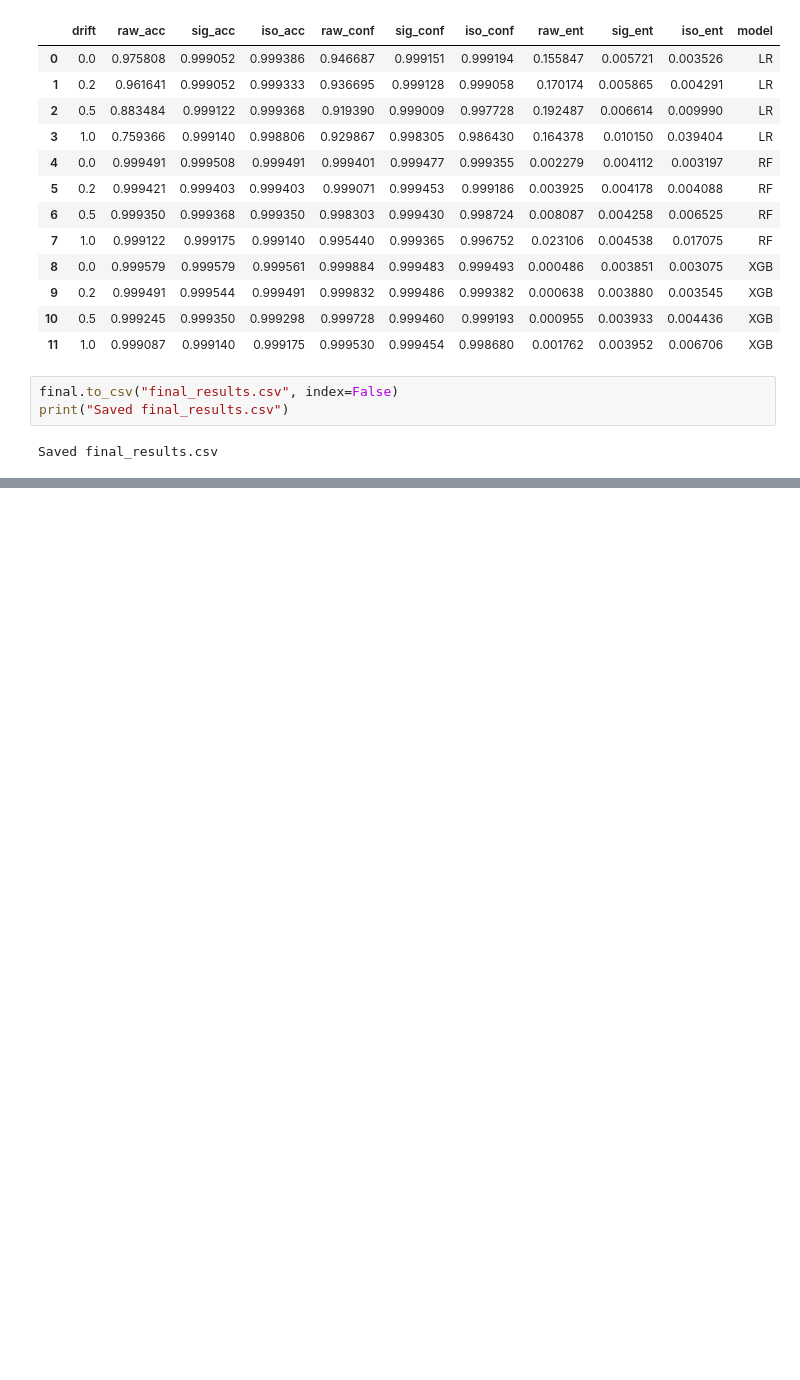
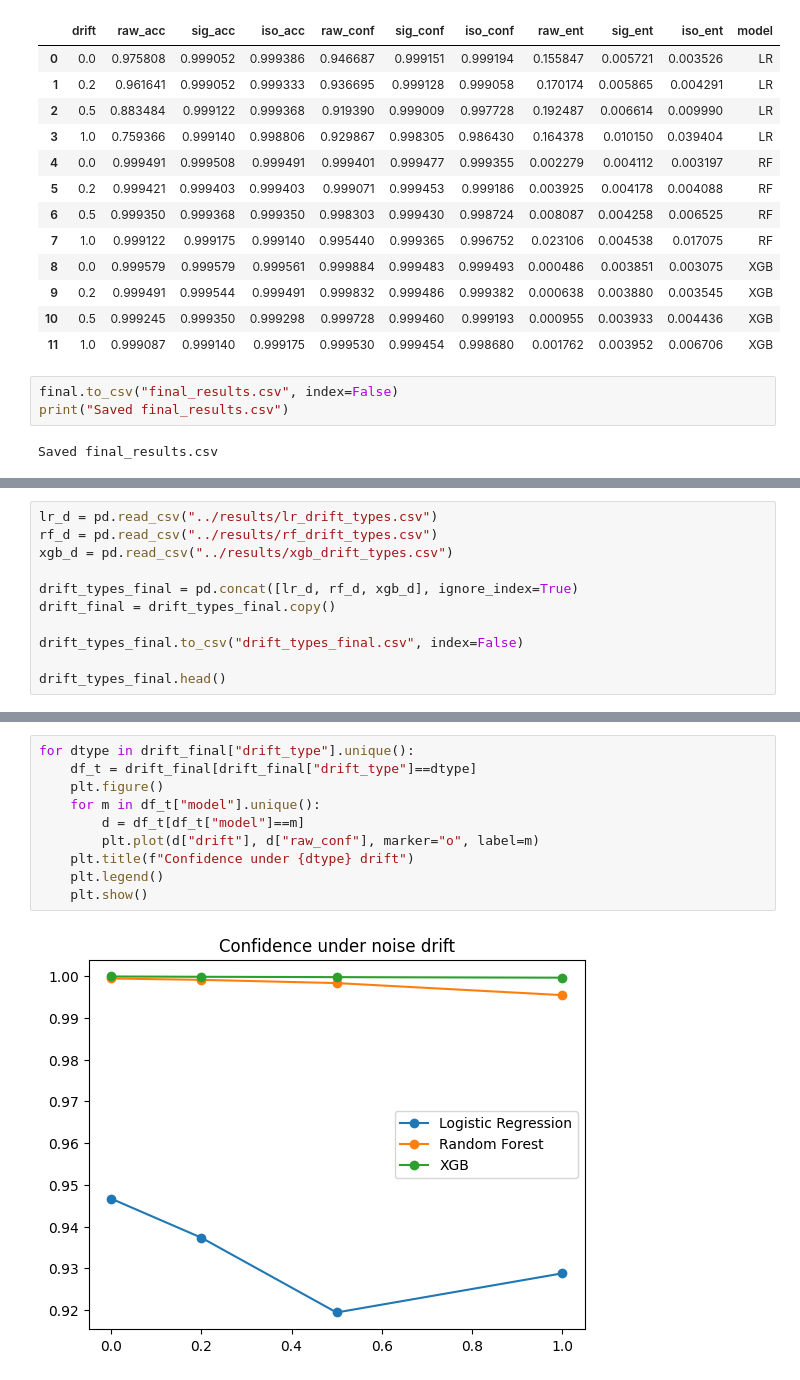
Before and after one commit to mukundhr/ModelGuard, a Jupyter notebook: code/compare.ipynb, the cells around one changed output, grey strips where cells are left out. Cells and saved outputs as stored; diff of their text form; blank space fills up the shorter version.

```diff
--- a/code/compare.ipynb
+++ b/code/compare.ipynb
@@ -62,0 +145,11 @@ Saved final_results.csv
+# %%
+lr_d = pd.read_csv("../results/lr_drift_types.csv")
+rf_d = pd.read_csv("../results/rf_drift_types.csv")
+xgb_d = pd.read_csv("../results/xgb_drift_types.csv")
+
+drift_types_final = pd.concat([lr_d, rf_d, xgb_d], ignore_index=True)
+drift_final = drift_types_final.copy()
+
+drift_types_final.to_csv("drift_types_final.csv", index=False)
+
+drift_types_final.head()
@@ -62,0 +173,12 @@ Saved final_results.csv
+# %%
+for dtype in drift_final["drift_type"].unique():
+    df_t = drift_final[drift_final["drift_type"]==dtype]
+    plt.figure()
+    for m in df_t["model"].unique():
+        d = df_t[df_t["model"]==m]
+        plt.plot(d["drift"], d["raw_conf"], marker="o", label=m)
+    plt.title(f"Confidence under {dtype} drift")
+    plt.legend()
+    plt.show()
+# %% [output]
+[figure, added]
```
Also changed, not shown: parts of 10 cells of this notebook, 12 other files.
